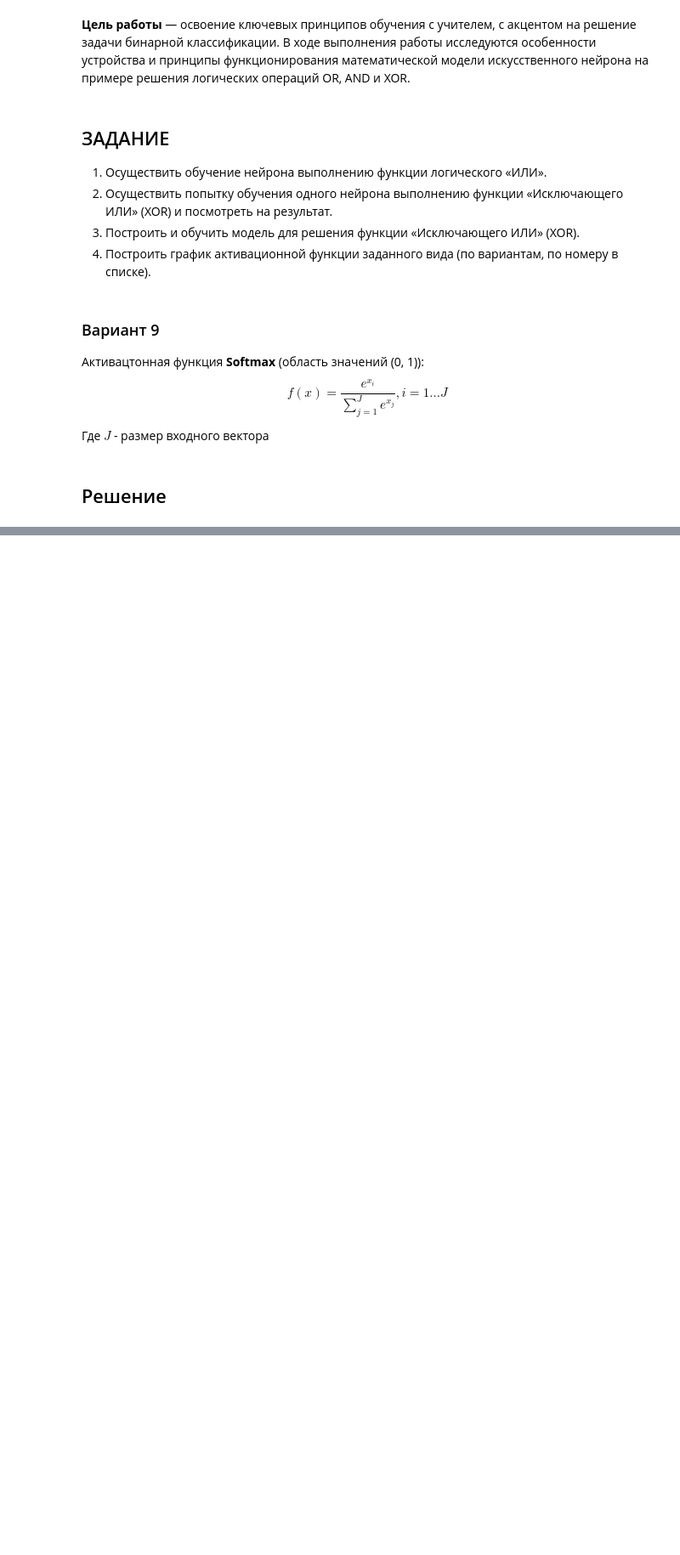
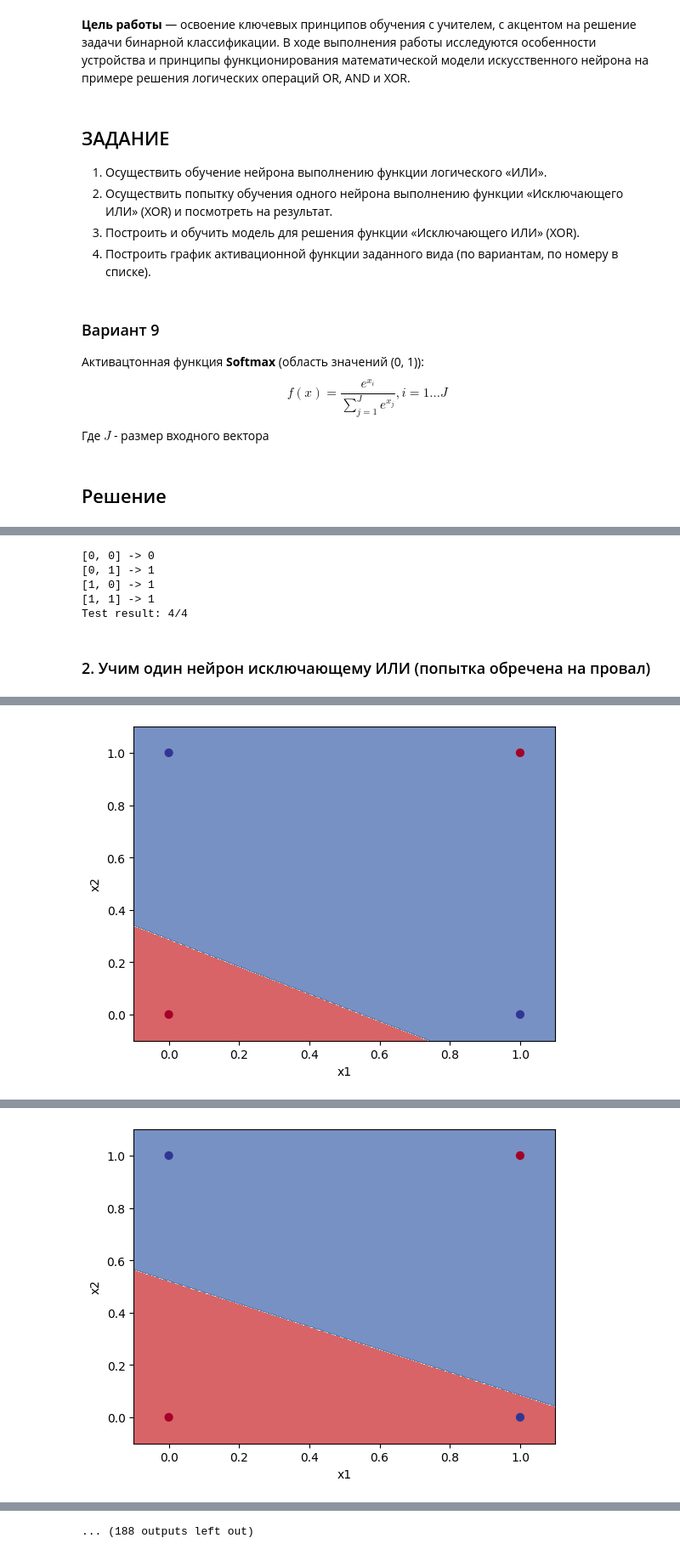
Before and after one commit to vgorbikov/mldlvsu_labs, a Jupyter notebook: Lab_1_perceptron.ipynb, the cells around one changed output, grey strips where cells are left out. Shown at 85% size. Cells and saved outputs as stored; diff of their text form; code cells hidden in the pictures; blank space fills up the shorter version.

```diff
--- a/Lab_1_perceptron.ipynb
+++ b/Lab_1_perceptron.ipynb
@@ -36,0 +101,5 @@ import matplotlib.pyplot as plt
+# %%
+# Входные данные
+X = torch.tensor([[0, 0], [0, 1], [1, 0], [1, 1]], dtype=torch.float32) # входные данные x1 и x2 (признаки, характеризующие объект)
+Y_OR = torch.tensor([[0], [1], [1], [1]], dtype=torch.float32) # желаемый выход для ИЛИ
+Y_XOR = torch.tensor([[0], [1], [1], [0]], dtype=torch.float32) # желаемый выход для исключающего ИЛИ
@@ -36,0 +160,14 @@ import matplotlib.pyplot as plt
+# %%
+test(so_so_model, X, Y_OR)
+# %% [output]
+[0, 0] -> 0
+[0, 1] -> 1
+[1, 0] -> 1
+[1, 1] -> 1
+Test result: 4/4
+# %% [markdown]
+### 2. Учим один нейрон исключающему ИЛИ (попытка обречена на провал)
+# %%
+so_so_model2 = Perceptron(input_size=2)
+so_so_model2 = train(so_so_model2, X, Y_XOR)
+# %% [output]
@@ -36,0 +175 @@ import matplotlib.pyplot as plt
+[figure, added]
@@ -36,0 +186 @@ import matplotlib.pyplot as plt
+[figure, added]
@@ -36,0 +231 @@ import matplotlib.pyplot as plt
+... (188 outputs left out)
```
Also changed, not shown: parts of 24 cells of this notebook.
